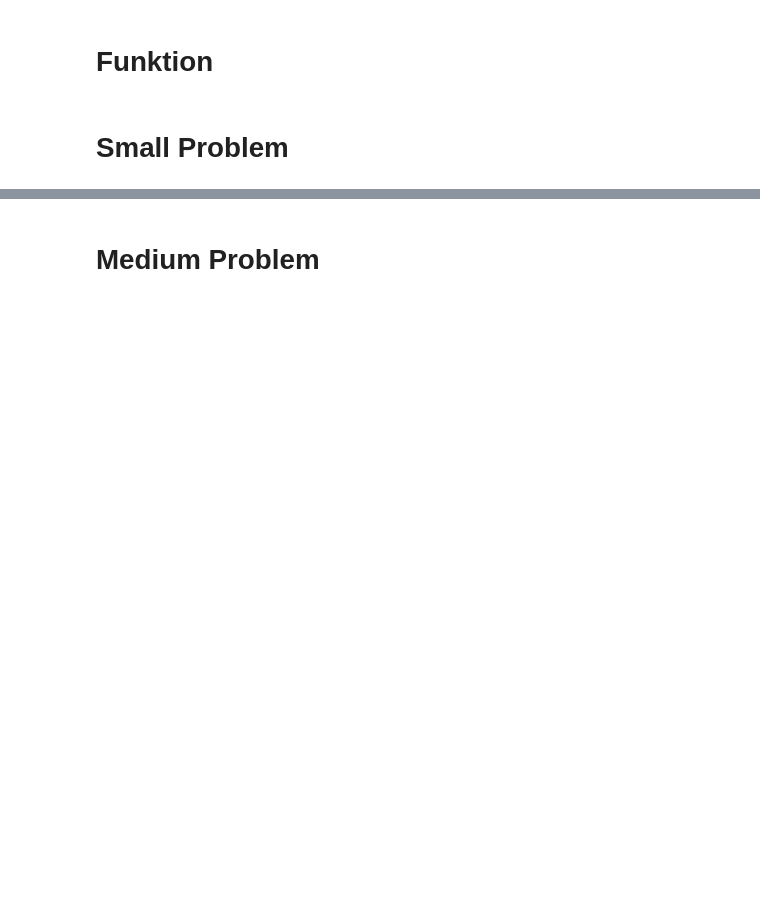
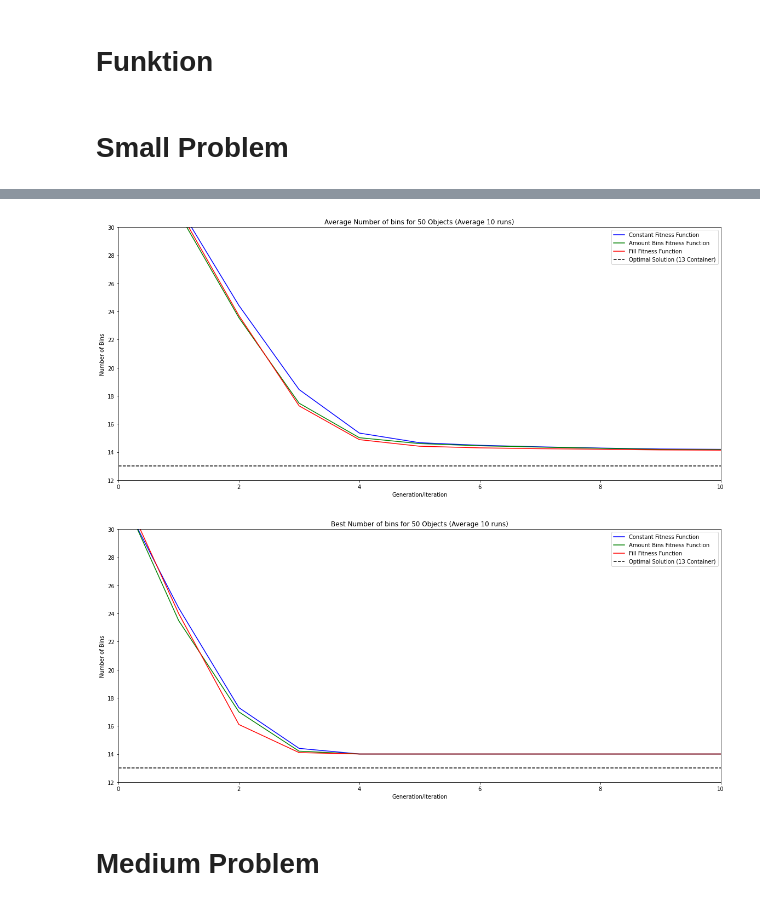
Before and after one commit to schtim/NatureInspiredAlgorithms_Code, a Jupyter notebook: GeneticAlgorithm/TestNotebooks/FitnessFunctionCompare.ipynb, the cells around one changed output, grey strips where cells are left out. Saved outputs shown, nothing was run; the diff lists cells and outputs as text; code cells hidden in the pictures; blank space fills up the shorter version.

```diff
--- a/GeneticAlgorithm/TestNotebooks/FitnessFunctionCompare.ipynb
+++ b/GeneticAlgorithm/TestNotebooks/FitnessFunctionCompare.ipynb
@@ -140,3 +215,8 @@ plot_fitness_function_compare(small_objects, small_optimal_solution, small_conta
+# %%
+plot_fitness_function_compare(new_50_5, new_50_optimal[5], new_50_container[0], new_50_container[1], [0,10], [12,30])
+# %% [output]
+[figure, added]
+[figure, added]
 # %% [markdown]
 # Medium Problem
 # %%
```
Also changed, not shown: parts of 6 cells of this notebook, 5 other files.
